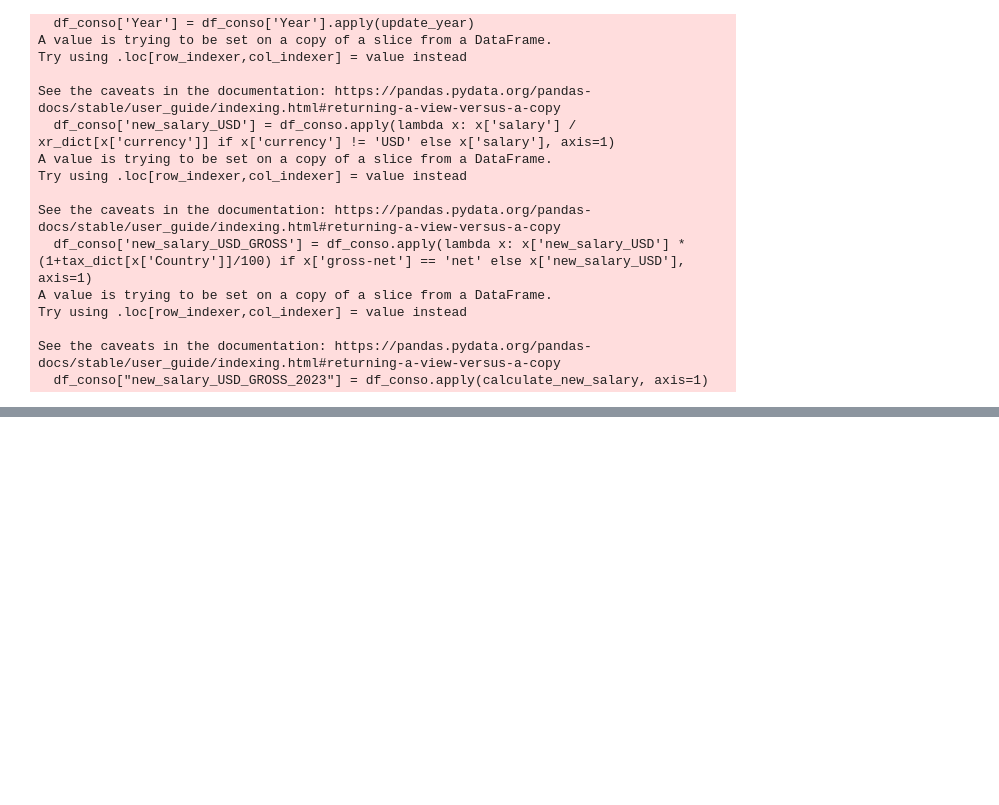
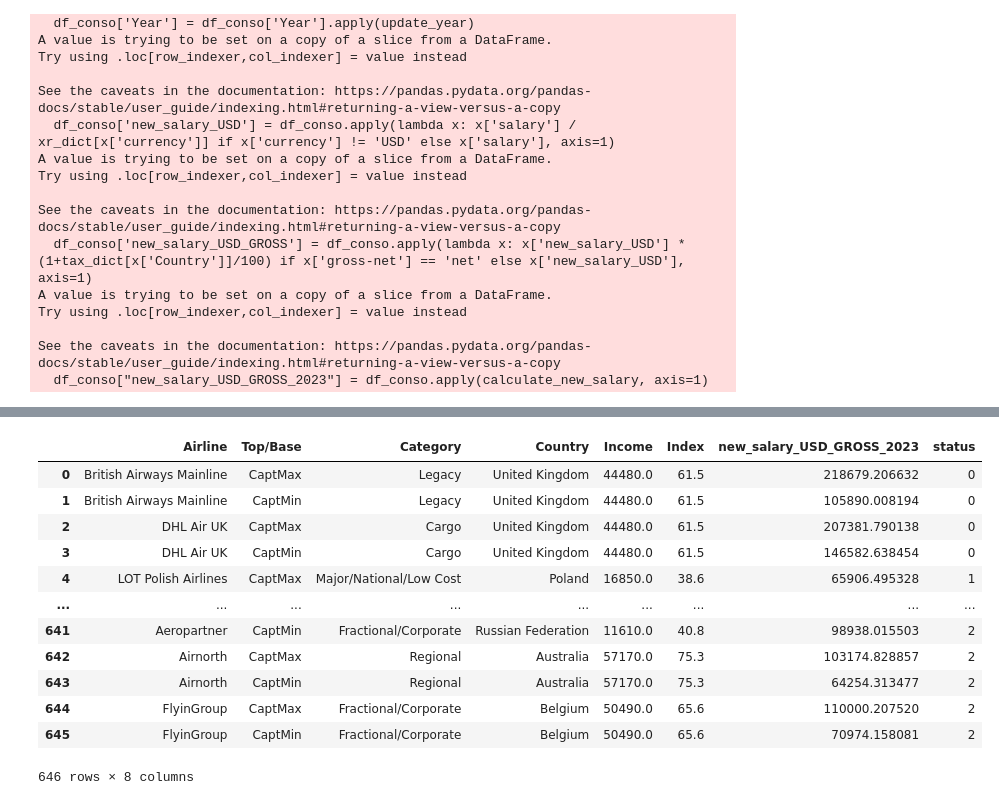
Before and after one commit to old2212/squawkit_predictor, a Jupyter notebook: Pipeline_pred.ipynb, the cells around one changed output, grey strips where cells are left out. Drawn from its saved outputs; the diff is of its cells as text; code cells hidden in the pictures; blank space fills up the shorter version.

```diff
--- a/Pipeline_pred.ipynb
+++ b/Pipeline_pred.ipynb
@@ -197,0 +196,19 @@ df_conso
+# %%
+# Prepare dataframe for model
+df_conso_2 = df_conso_2[["Airline", "Top/Base", "Category", "Country", "Income", "Index", "status"]]
+df_conso_2_filtered = df_conso_2[df_conso_2["status"] == 2]
+
+# Remove rows with NaN values
+df_conso_2_filtered = df_conso_2_filtered.dropna()
+df_conso_3_filtered = df_conso_2_filtered
+
+# Drop features
+df_conso_2_filtered = df_conso_2_filtered.drop(['Airline', 'Country', 'status'], axis=1)
+
+# Perform one-hot encoding
+df_conso_2_filtered = pd.get_dummies(df_conso_2_filtered, columns=['Top/Base', 'Category'])
+
+# Normalize data
+scaler = StandardScaler()
+columns_to_scale = ['Income', 'Index']
+df_conso_2_filtered[columns_to_scale] = scaler.fit_transform(df_conso_2_filtered[columns_to_scale])
@@ -197,0 +217,18 @@ df_conso
+# %%
+# Function to make predictions
+def make_prediction(row):
+    # Convert the row to a 2D array or DataFrame, depending on the model's input requirements
+    input_data = row.values.reshape(1, -1)
+    # or
+    input_data = pd.DataFrame([row])
+
+    return loaded_model.predict(input_data)[0]
+
+# Create a new column with predictions
+df_conso_2_filtered["new_salary_USD_GROSS_2023"] = df_conso_2_filtered.apply(make_prediction, axis=1)
+
+# Add back the status column
+df_conso_2_filtered["status"] = df_conso_2.loc[df_conso_2_filtered.index, "status"]
+
+# Display the updated dataframe
+df_conso_2_filtered
@@ -197,0 +249,19 @@ df_conso
+# %%
+df_conso_3_filtered["new_salary_USD_GROSS_2023"] = df_conso_2_filtered["new_salary_USD_GROSS_2023"]
+df_conso_3_filtered = df_conso_3_filtered[["Airline", "Top/Base", "Category", "Country", "Income", "Index", "new_salary_USD_GROSS_2023", "status"]]
+merged_df = pd.concat([df_model, df_conso_3_filtered], ignore_index=True)
+merged_df
+# %% [output]
+|  | Airline | Top/Base | Category | Country | Income | Index | new_salary_USD_GROSS_2023 | status |
+| 0 | British Airways Mainline | CaptMax | Legacy | United Kingdom | 44480.0 | 61.5 | 218679.206632 | 0 |
+| 1 | British Airways Mainline | CaptMin | Legacy | United Kingdom | 44480.0 | 61.5 | 105890.008194 | 0 |
+| 2 | DHL Air UK | CaptMax | Cargo | United Kingdom | 44480.0 | 61.5 | 207381.790138 | 0 |
+| 3 | DHL Air UK | CaptMin | Cargo | United Kingdom | 44480.0 | 61.5 | 146582.638454 | 0 |
+| 4 | LOT Polish Airlines | CaptMax | Major/National/Low Cost | Poland | 16850.0 | 38.6 | 65906.495328 | 1 |
+| ... | ... | ... | ... | ... | ... | ... | ... | ... |
+| 641 | Aeropartner | CaptMin | Fractional/Corporate | Russian Federation | 11610.0 | 40.8 | 98938.015503 | 2 |
+| 642 | Airnorth | CaptMax | Regional | Australia | 57170.0 | 75.3 | 103174.828857 | 2 |
+| 643 | Airnorth | CaptMin | Regional | Australia | 57170.0 | 75.3 | 64254.313477 | 2 |
+| 644 | FlyinGroup | CaptMax | Fractional/Corporate | Belgium | 50490.0 | 65.6 | 110000.207520 | 2 |
+| 645 | FlyinGroup | CaptMin | Fractional/Corporate | Belgium | 50490.0 | 65.6 | 70974.158081 | 2 |
+646 rows × 8 columns
```
Also changed, not shown: parts of 12 cells of this notebook, 1 other file.
